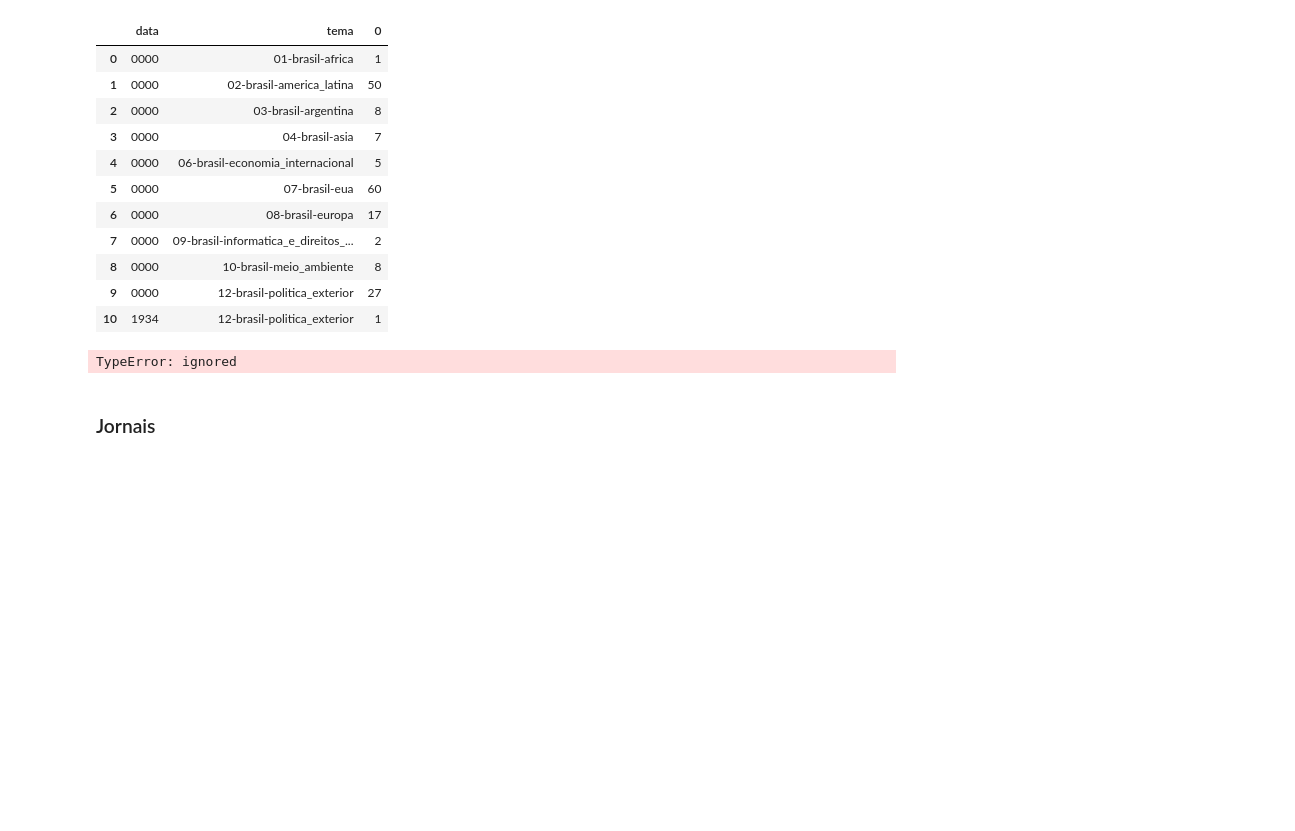
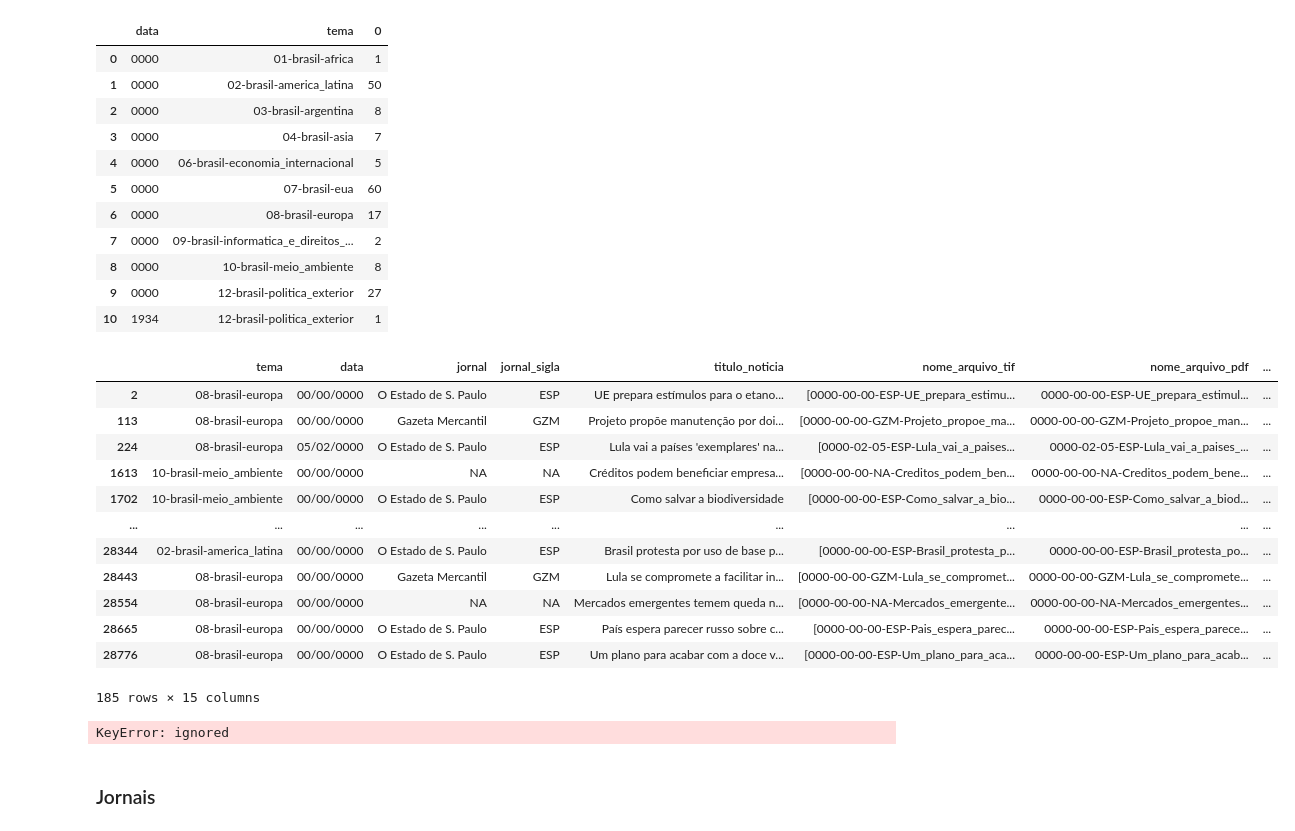
Before and after one commit to thiagovicino/python_analise_dados, a Jupyter notebook: Análise_dados_02_json_thiago.ipynb, the cells around one changed output. Saved outputs shown, nothing was run; the diff lists cells and outputs as text; code cells hidden in the pictures; blank space fills up the shorter version.

```diff
--- a/Análise_dados_02_json_thiago.ipynb
+++ b/Análise_dados_02_json_thiago.ipynb
@@ -182,6 +182,23 @@ temas_por_ano
 | 8 | 0000 | 10-brasil-meio_ambiente | 8 |
 | 9 | 0000 | 12-brasil-politica_exterior | 27 |
 | 10 | 1934 | 12-brasil-politica_exterior | 1 |
+# %%
+verifica_entrada_com_2_paginas = dataset[dataset["data"].str.contains("0000")]
+verifica_entrada_com_2_paginas
+# %% [output]
+|  | tema | data | jornal | jornal_sigla | titulo_noticia | nome_arquivo_tif | nome_arquivo_pdf | ... |
+| 2 | 08-brasil-europa | 00/00/0000 | O Estado de S. Paulo | ESP | UE prepara estímulos para o etano... | [0000-00-00-ESP-UE_prepara_estimu... | 0000-00-00-ESP-UE_prepara_estimul... | ... |
+| 113 | 08-brasil-europa | 00/00/0000 | Gazeta Mercantil | GZM | Projeto propõe manutenção por doi... | [0000-00-00-GZM-Projeto_propoe_ma... | 0000-00-00-GZM-Projeto_propoe_man... | ... |
+| 224 | 08-brasil-europa | 05/02/0000 | O Estado de S. Paulo | ESP | Lula vai a países 'exemplares' na... | [0000-02-05-ESP-Lula_vai_a_paises... | 0000-02-05-ESP-Lula_vai_a_paises_... | ... |
+| 1613 | 10-brasil-meio_ambiente | 00/00/0000 | NA | NA | Créditos podem beneficiar empresa... | [0000-00-00-NA-Creditos_podem_ben... | 0000-00-00-NA-Creditos_podem_bene... | ... |
+| 1702 | 10-brasil-meio_ambiente | 00/00/0000 | O Estado de S. Paulo | ESP | Como salvar a biodiversidade | [0000-00-00-ESP-Como_salvar_a_bio... | 0000-00-00-ESP-Como_salvar_a_biod... | ... |
+| ... | ... | ... | ... | ... | ... | ... | ... | ... |
+| 28344 | 02-brasil-america_latina | 00/00/0000 | O Estado de S. Paulo | ESP | Brasil protesta por uso de base p... | [0000-00-00-ESP-Brasil_protesta_p... | 0000-00-00-ESP-Brasil_protesta_po... | ... |
+| 28443 | 08-brasil-europa | 00/00/0000 | Gazeta Mercantil | GZM | Lula se compromete a facilitar in... | [0000-00-00-GZM-Lula_se_compromet... | 0000-00-00-GZM-Lula_se_compromete... | ... |
+| 28554 | 08-brasil-europa | 00/00/0000 | NA | NA | Mercados emergentes temem queda n... | [0000-00-00-NA-Mercados_emergente... | 0000-00-00-NA-Mercados_emergentes... | ... |
+| 28665 | 08-brasil-europa | 00/00/0000 | O Estado de S. Paulo | ESP | País espera parecer russo sobre c... | [0000-00-00-ESP-Pais_espera_parec... | 0000-00-00-ESP-Pais_espera_parece... | ... |
+| 28776 | 08-brasil-europa | 00/00/0000 | O Estado de S. Paulo | ESP | Um plano para acabar com a doce v... | [0000-00-00-ESP-Um_plano_para_aca... | 0000-00-00-ESP-Um_plano_para_acab... | ... |
+185 rows × 15 columns
 # %%
 # Importar matplot (se necessário)
 #import matplotlib.pyplot as plt
@@ -189,10 +206,16 @@ temas_por_ano
 # Converter valores numéricos dos temas para porcentagem do total a cada ano
 #porcentagem_temas_ano = temas_por_ano.apply(lambda x: (x * 100) / sum(x), axis=1)
 # Gráfico de barras empilhadas da quantidade de notícias por tema por ano
+x = ['A', 'B', 'C', 'D']
+y1 = [10, 20, 10, 30]
+y2 = [20, 25, 15, 25]
+plt.bar(x, y1, color='r')
+plt.bar(x, y2, bottom=y1, color='b')
+plt.show()
 frequencia_noticias = temas_por_ano.plot(x="0", kind='bar', stacked=True)
 frequencia_noticias
 # %% [output]
-TypeError: ignored
+KeyError: ignored
 # %% [markdown]
 ### Jornais
 # %%
```
Also changed, not shown: parts of 6 cells of this notebook.
